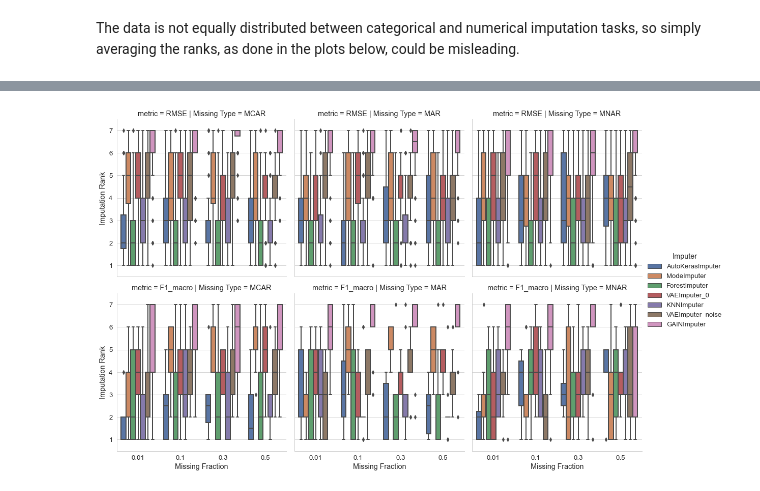
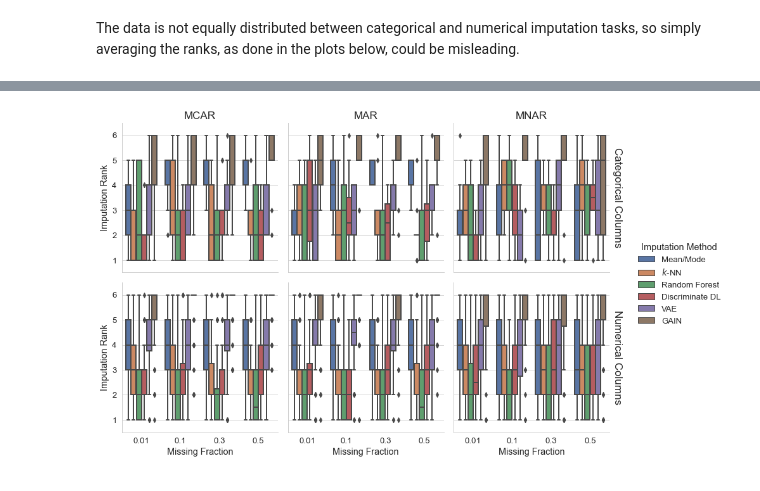
Before and after one commit to se-jaeger/data-imputation-paper, a Jupyter notebook: notebooks/results_impute_fully_obs.ipynb, the cells around one changed output, grey strips where cells are left out. Cells and saved outputs as stored; diff of their text form; code cells hidden in the pictures.

Commit message:
Facelift Figures/Plots

```diff
--- a/notebooks/results_impute_fully_obs.ipynb
+++ b/notebooks/results_impute_fully_obs.ipynb
@@ -34,12 +34,13 @@ sns.set_context('paper', font_scale=1.5)
 mpl.rcParams['lines.linewidth'] = '2'
 # %%
 EXPERIMENT = "fully_observed"
-EXPERIMENT_PATH = Path(f"../data/experiments/cluster5/{EXPERIMENT}/")
+
+EXPERIMENT_PATH = Path(f"../data/experiments/{EXPERIMENT}/")
 
 IMPUTE_RESULT_TYPE = "impute_performance_mean"
-FIGURES_PATH = Path(f"../paper/figures/{EXPERIMENT}/{IMPUTE_RESULT_TYPE}")
+FIGURES_PATH = Path("../paper/figures/")
 
-CLF_METRIC = "F1_macro"
-REG_METRIC = "RMSE"
+CLF_METRIC = "Categorical Columns"
+REG_METRIC = "Numerical Columns"
 
 CONFIDENCE_INTERVAL = 90
@@ -64,13 +63,13 @@ Wall time: 1min 40s
 # %%
 impute_results = results[
     (results["result_type"] == IMPUTE_RESULT_TYPE) &
-    (results["metric"].isin([CLF_METRIC, REG_METRIC]))
+    (results["metric"].isin(["F1_macro", "RMSE"]))
 ]
 assert len(results["strategy"].unique()) == 1
 impute_results.drop(["experiment", "train", "strategy", "baseline", "corrupted", "imputed"], axis=1, inplace=True)
 impute_results = impute_results.rename(
     {
-        "imputer": "Imputer",
+        "imputer": "Imputation Method",
         "task": "Task",
         "missing_type": "Missing Type",
         "missing_fraction": "Missing Fraction",
@@ -79,4 +78,3 @@ impute_results = impute_results.rename(
     },
     axis = 1
 )
-impute_results.head()
@@ -89,0 +81,19 @@ impute_results.head()
+# %%
+rename_imputer_dict = {
+    "ModeImputer": "Mean/Mode",
+    "KNNImputer": "$k$-NN",
+    "ForestImputer": "Random Forest",
+    "AutoKerasImputer": "Discriminate DL",
+    "VAEImputer": "VAE",
+    "GAINImputer": "GAIN"
+}
+
+rename_metric_dict = {
+    "F1_macro": CLF_METRIC,
+    "RMSE": REG_METRIC
+}
+
+impute_results = impute_results.replace(rename_imputer_dict)
+impute_results = impute_results.replace(rename_metric_dict)
+
+impute_results.head()
@@ -199,10 +175,12 @@ plot_rank_vs_fraction_by_type(
 # %%
 draw_cat_box_plot(
     impute_results,
     "Imputation Rank",
-    (0.5, 7.5),
+    (0.5, 6.5),
     FIGURES_PATH,
-    "rank_boxplot.svg"
+    "fully_observed_impute_rank_boxplot.eps",
+    hue_order=list(rename_imputer_dict.values()),
+    row_order=list(rename_metric_dict.values())
 )
 # %% [output]
-[figure, old version]
+[figure, new version]
```
Also changed, not shown: parts of 14 cells of this notebook, 13 other files.
